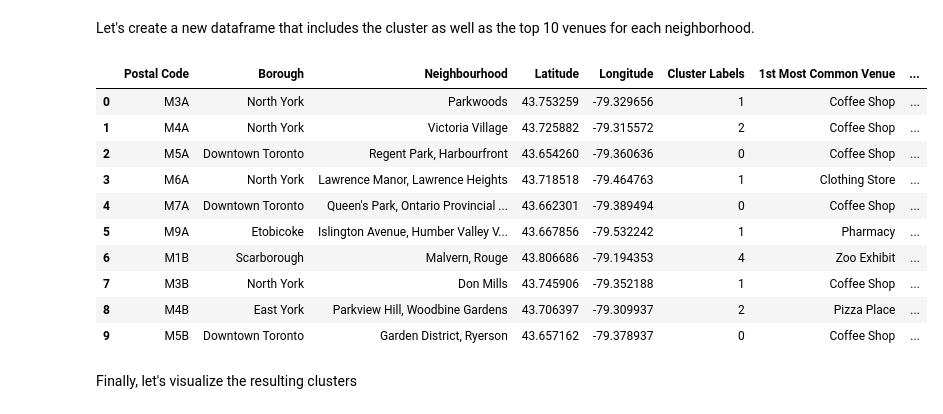
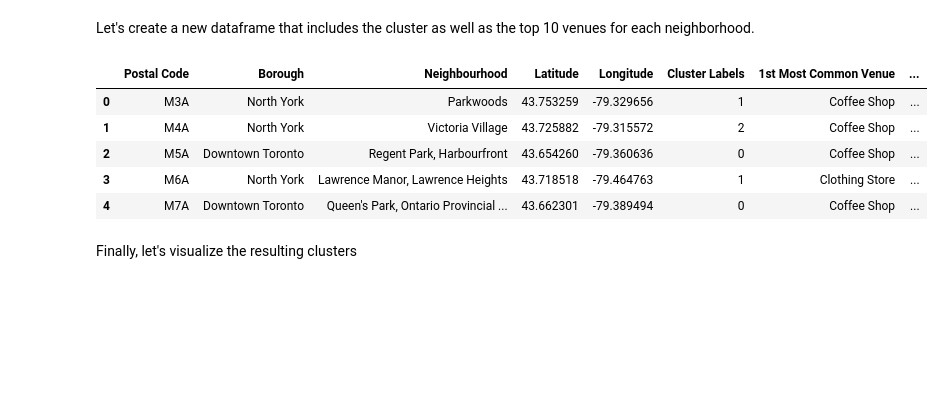
Before and after one commit to hamadazein84/Coursera_Capstone, a Jupyter notebook: week-3/assignment.ipynb, the cells around one changed output. Drawn from its saved outputs; the diff is of its cells as text; code cells hidden in the pictures; blank space fills up the shorter version.

```diff
--- a/week-3/assignment.ipynb
+++ b/week-3/assignment.ipynb
@@ -447,25 +418,20 @@ Let's create a new dataframe that includes the cluster as well as the top 10 ven
 # %%
 # add clustering labels
 toronto_venues_sorted.insert(0, 'Cluster Labels', kmeans.labels_)
 
 toronto_merged = toronto_df
 
 # merge toronto_merged with toronto_df to add latitude/longitude for each neighborhood
 toronto_merged = toronto_merged.join(toronto_venues_sorted.set_index('Postal Code'), on='Postal Code')
 
-toronto_merged.head(10) # check the last columns!
+toronto_merged.head() # check the last columns!
 # %% [output]
 |  | Postal Code | Borough | Neighbourhood | Latitude | Longitude | Cluster Labels | 1st Most Common Venue | ... |
 | 0 | M3A | North York | Parkwoods | 43.753259 | -79.329656 | 1 | Coffee Shop | ... |
 | 1 | M4A | North York | Victoria Village | 43.725882 | -79.315572 | 2 | Coffee Shop | ... |
 | 2 | M5A | Downtown Toronto | Regent Park, Harbourfront | 43.654260 | -79.360636 | 0 | Coffee Shop | ... |
 | 3 | M6A | North York | Lawrence Manor, Lawrence Heights | 43.718518 | -79.464763 | 1 | Clothing Store | ... |
 | 4 | M7A | Downtown Toronto | Queen's Park, Ontario Provincial ... | 43.662301 | -79.389494 | 0 | Coffee Shop | ... |
-| 5 | M9A | Etobicoke | Islington Avenue, Humber Valley V... | 43.667856 | -79.532242 | 1 | Pharmacy | ... |
-| 6 | M1B | Scarborough | Malvern, Rouge | 43.806686 | -79.194353 | 4 | Zoo Exhibit | ... |
-| 7 | M3B | North York | Don Mills | 43.745906 | -79.352188 | 1 | Coffee Shop | ... |
-| 8 | M4B | East York | Parkview Hill, Woodbine Gardens | 43.706397 | -79.309937 | 2 | Pizza Place | ... |
-| 9 | M5B | Downtown Toronto | Garden District, Ryerson | 43.657162 | -79.378937 | 0 | Coffee Shop | ... |
 # %% [markdown]
 Finally, let's visualize the resulting clusters
 # %%
```
Also changed, not shown: parts of 3 cells of this notebook.
